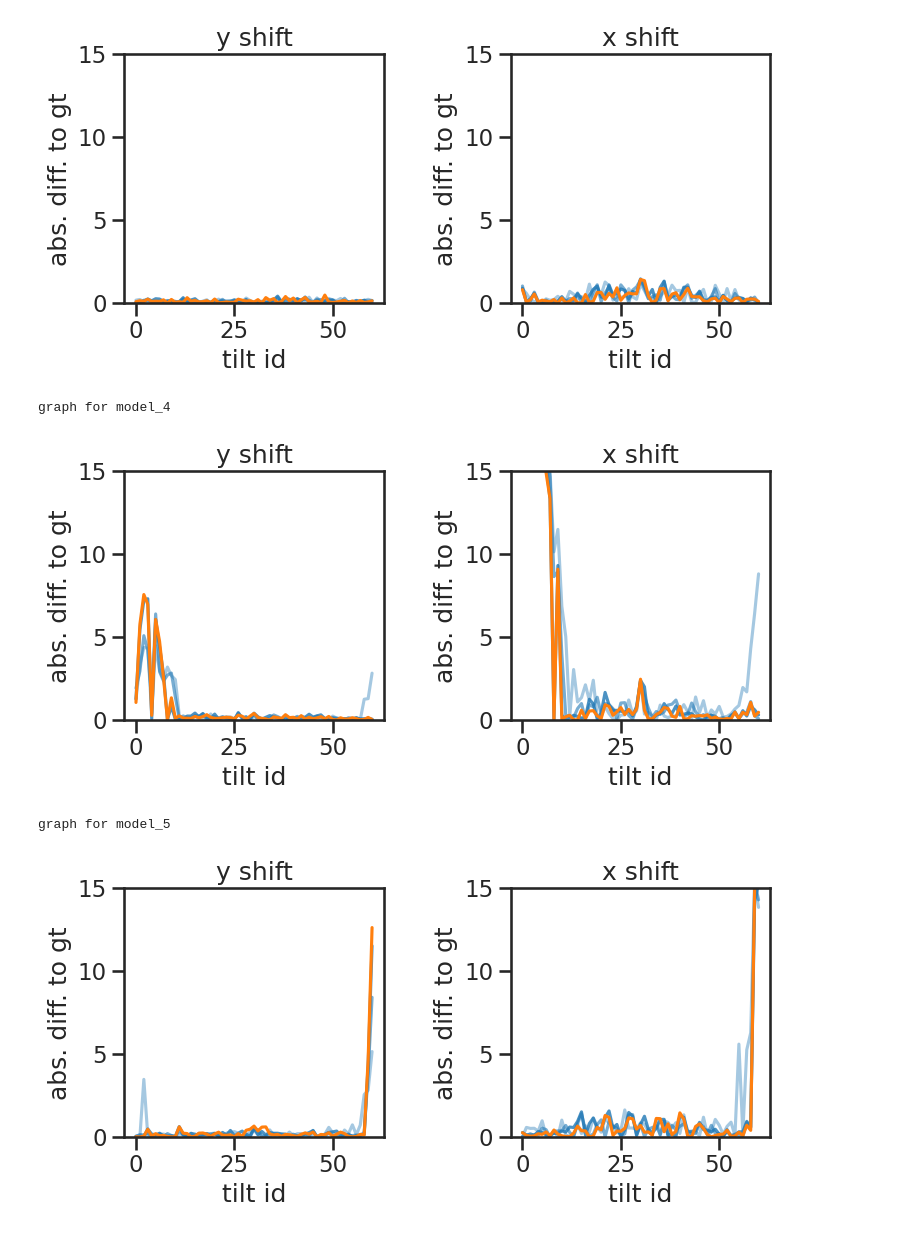
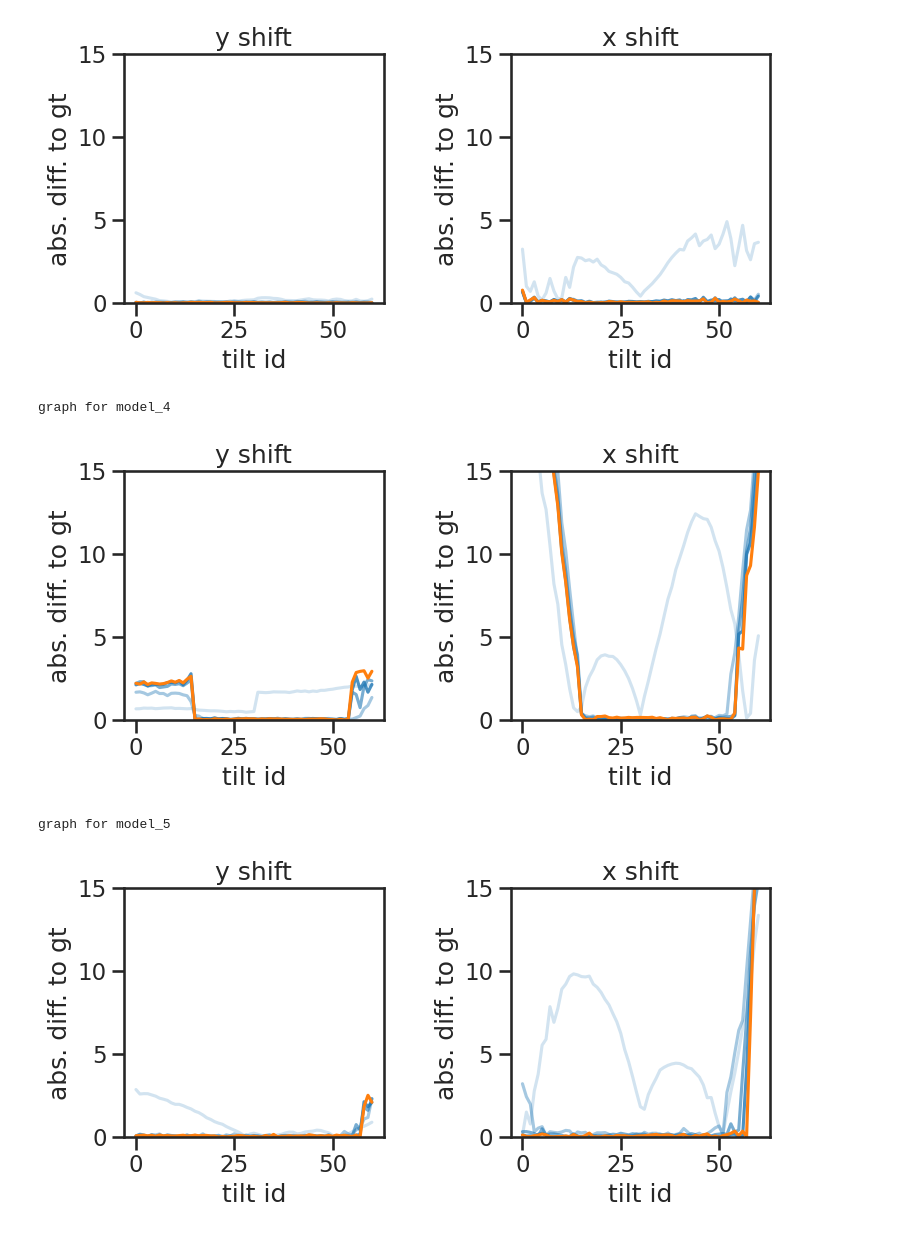
Before and after one commit to warpem/miss-alignment, a Jupyter notebook: paper/notebooks/shrec_eval/visualize_iterations.ipynb, the cells around one changed output. Cells and saved outputs as stored; diff of their text form; code cells hidden in the pictures.

Commit message:
add notes and data

```diff
--- a/paper/notebooks/shrec_eval/visualize_iterations.ipynb
+++ b/paper/notebooks/shrec_eval/visualize_iterations.ipynb
@@ -43,13 +43,14 @@ def center_tomogram(tilt_series_ground_truth, tilt_series):
 
 results = []
 n_iters = 5
+experiment = 'run_shift_fracture'
 for x in range(10):
     print(f'graph for model_{x}')
-    gt = read_tomogram_from_pickle(f'../ground_truth/model_{x}.pickle')
+    gt = read_tomogram_from_pickle(f'/data/mchaillet/model_training/shrec/run8/ground_truth/model_{x}.pickle')
     # gt.sample_translations[:, 1] *= torch.cos(torch.deg2rad(gt.tilt_angles))
     fig, ax = plt.subplots(1, 2, figsize=(8, 4))
-    for i in range(1, n_iters):
-        tomo = read_tomogram_from_pickle(f'iter{i}/model_{x}.pickle')
+    for i in range(0, n_iters):
+        tomo = read_tomogram_from_pickle(f'/data/mchaillet/model_training/shrec/{experiment}/iter{i}/model_{x}.pickle')
         abs_diff = torch.abs(gt.sample_translations - tomo.sample_translations)
         results.append([x, str(i), torch.mean(abs_diff[:, 0]).item(), torch.mean(abs_diff[:, 1]).item()])
         color = 'tab:blue' if i + 1 < n_iters else 'tab:orange'
@@ -76,9 +77,9 @@ for x in range(10):
 
 
 for x in range(10):
-    gt = read_tomogram_from_pickle(f'../ground_truth/model_{x}.pickle')
+    gt = read_tomogram_from_pickle(f'/data/mchaillet/model_training/shrec/run8/ground_truth/model_{x}.pickle')
     # gt.sample_translations[:, 1] *= torch.cos(torch.deg2rad(gt.tilt_angles))
-    at_alignment = read_aretomo_alignment(f'../aretomo/model_{x}.aln')
+    at_alignment = read_aretomo_alignment(f'aretomo1_alignment/model_{x}.aln')
     at = deepcopy(gt)
     at.sample_translations = at_alignment
     # at = center_tomogram(gt, at)
@@ -107,9 +108,9 @@ graph for model_2
 graph for model_3
-[figure, old version]
+[figure, new version]
 graph for model_4
-[figure, old version]
+[figure, new version]
 graph for model_5
-[figure, old version]
+[figure, new version]
 ... (18 outputs left out)
 # %%
 data = pd.DataFrame(results, columns=['model', 'iteration', 'mean abs y diff', 'mean abs x diff'])
```
Also changed, not shown: parts of 3 cells of this notebook, 18 other files.
